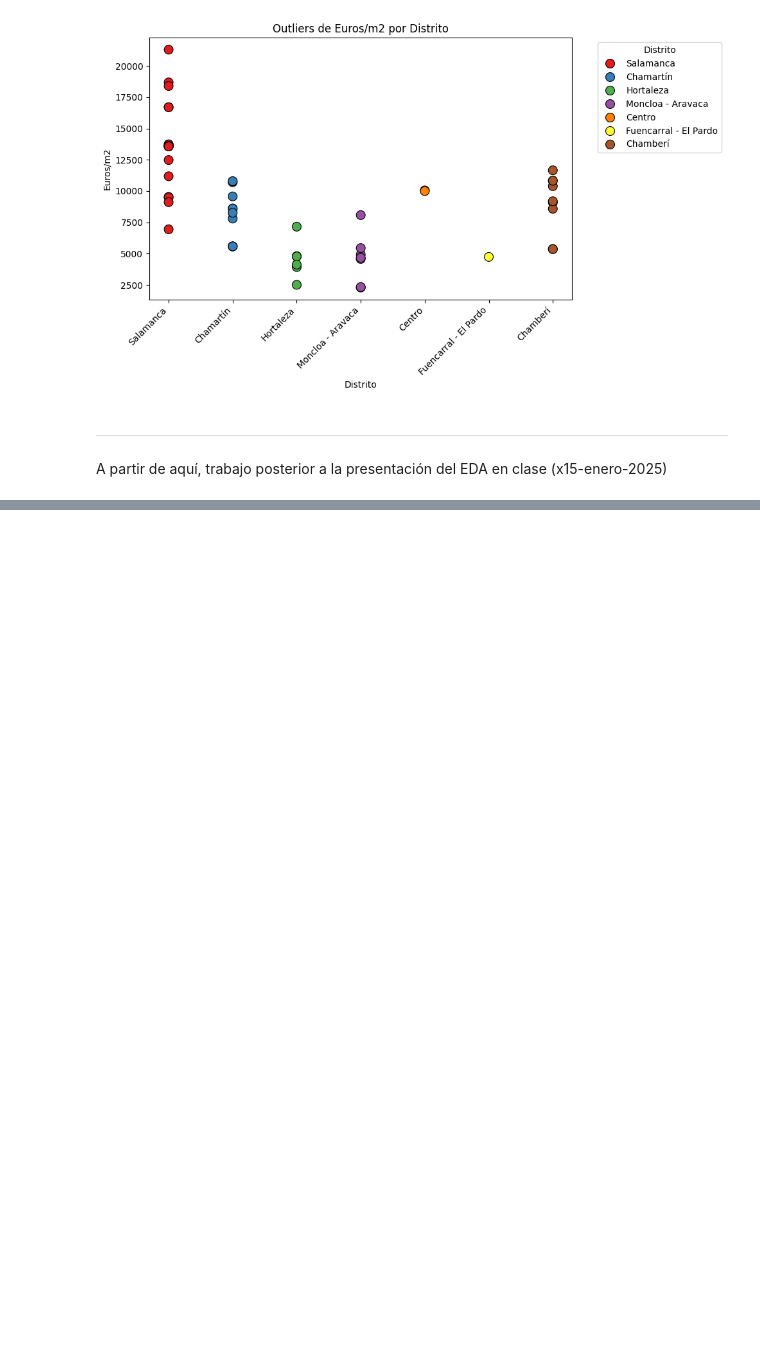
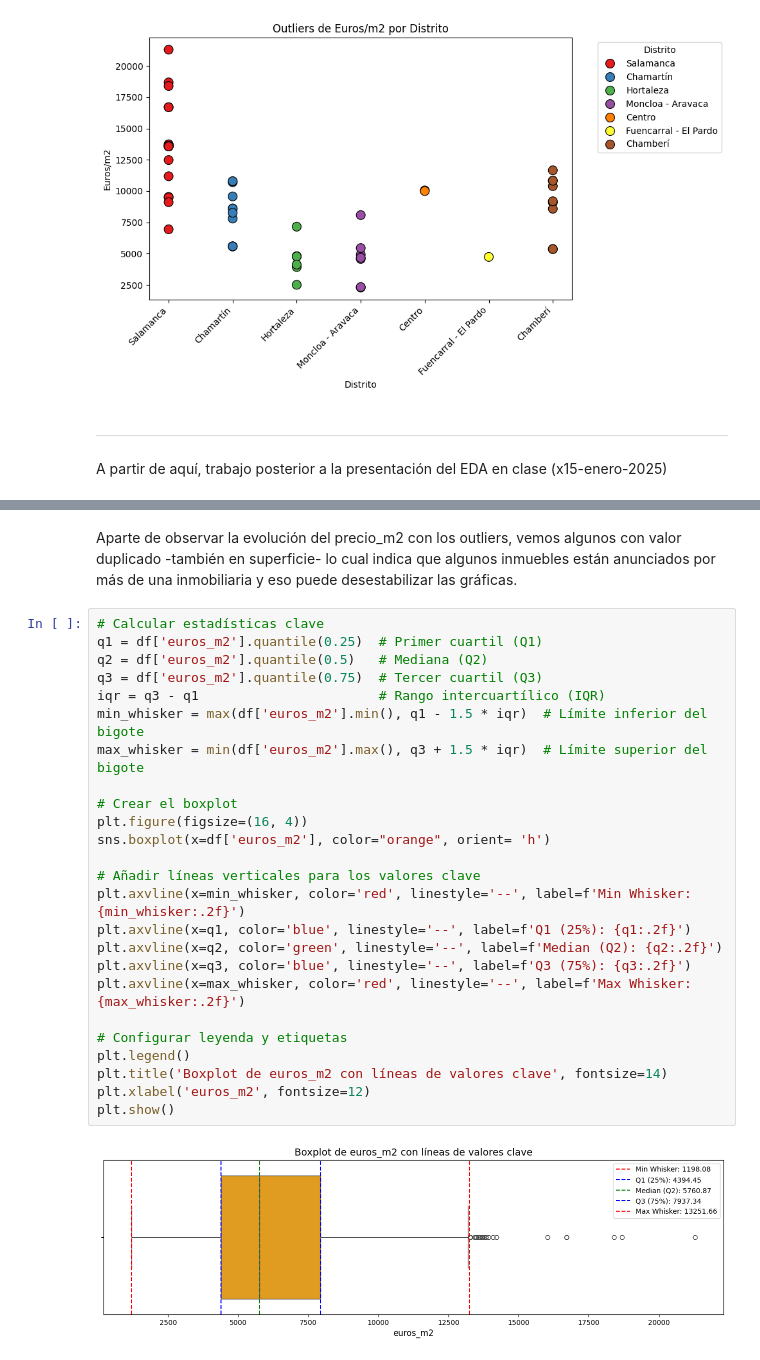
Before and after one commit to angelgvill/DS_Analisis_Datos, a Jupyter notebook: notebooks/02_Analisis_exploratorio.ipynb, the cells around one changed output, grey strips where cells are left out. Saved outputs shown, nothing was run; the diff lists cells and outputs as text; blank space fills up the shorter version.

```diff
--- a/notebooks/02_Analisis_exploratorio.ipynb
+++ b/notebooks/02_Analisis_exploratorio.ipynb
@@ -927,0 +943,29 @@ filtrado_raros
+# %% [markdown]
+Aparte de observar la evolución del precio_m2 con los outliers, vemos algunos con valor duplicado -también en superficie- lo cual indica que algunos inmuebles están anunciados por más de una inmobiliaria y eso puede desestabilizar las gráficas.
+# %%
+# Calcular estadísticas clave
+q1 = df['euros_m2'].quantile(0.25)  # Primer cuartil (Q1)
+q2 = df['euros_m2'].quantile(0.5)   # Mediana (Q2)
+q3 = df['euros_m2'].quantile(0.75)  # Tercer cuartil (Q3)
+iqr = q3 - q1                       # Rango intercuartílico (IQR)
+min_whisker = max(df['euros_m2'].min(), q1 - 1.5 * iqr)  # Límite inferior del bigote
+max_whisker = min(df['euros_m2'].max(), q3 + 1.5 * iqr)  # Límite superior del bigote
+
+# Crear el boxplot
+plt.figure(figsize=(16, 4))
+sns.boxplot(x=df['euros_m2'], color="orange", orient= 'h')
+
+# Añadir líneas verticales para los valores clave
+plt.axvline(x=min_whisker, color='red', linestyle='--', label=f'Min Whisker: {min_whisker:.2f}')
+plt.axvline(x=q1, color='blue', linestyle='--', label=f'Q1 (25%): {q1:.2f}')
+plt.axvline(x=q2, color='green', linestyle='--', label=f'Median (Q2): {q2:.2f}')
+plt.axvline(x=q3, color='blue', linestyle='--', label=f'Q3 (75%): {q3:.2f}')
+plt.axvline(x=max_whisker, color='red', linestyle='--', label=f'Max Whisker: {max_whisker:.2f}')
+
+# Configurar leyenda y etiquetas
+plt.legend()
+plt.title('Boxplot de euros_m2 con líneas de valores clave', fontsize=14)
+plt.xlabel('euros_m2', fontsize=12)
+plt.show()
+# %% [output]
+[figure, added]
```
Also changed, not shown: parts of 13 cells of this notebook, 2 other files.
